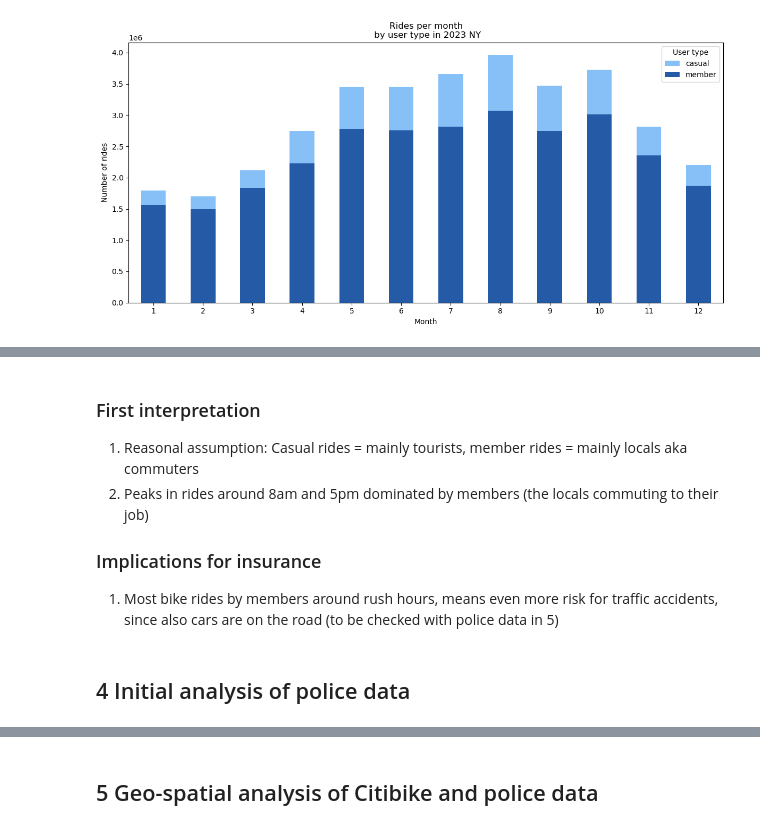
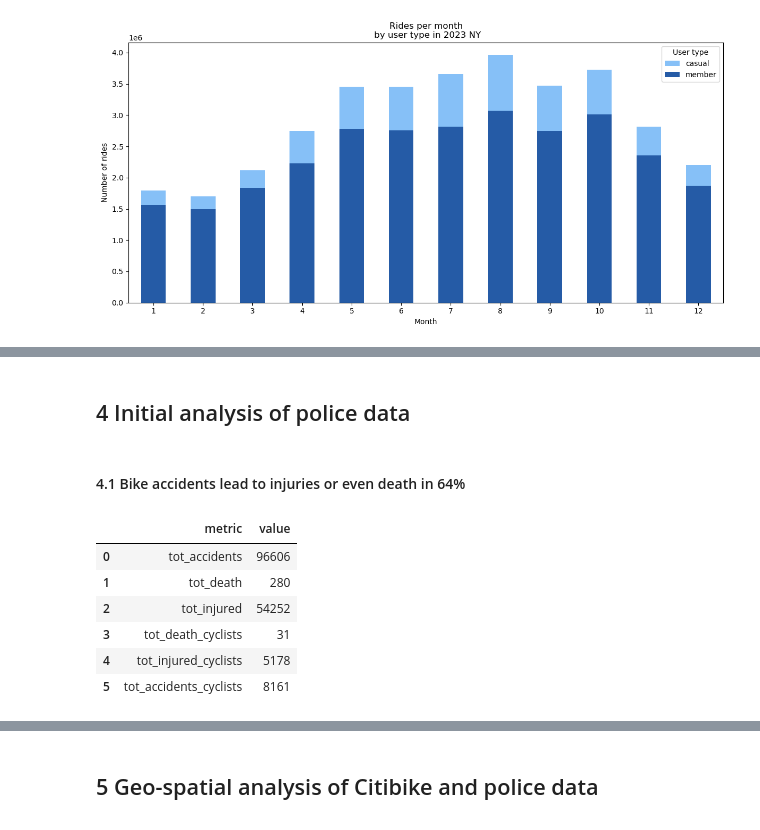
Before and after one commit to dalita-danyali/data-science-challenge-citibike, a Jupyter notebook: 1_notebooks/1_analysis.ipynb, the cells around one changed output, grey strips where cells are left out. Cells and saved outputs as stored; diff of their text form; code cells hidden in the pictures.

```diff
--- a/1_notebooks/1_analysis.ipynb
+++ b/1_notebooks/1_analysis.ipynb
@@ -188,7 +181,0 @@ plt.show()
-# %% [markdown]
-### First interpretation
-1. Reasonal assumption: Casual rides = mainly tourists, member rides = mainly locals aka commuters
-2. Peaks in rides around 8am and 5pm dominated by members (the locals commuting to their job)
-
-### Implications for insurance
-1. Most bike rides by members around rush hours, means even more risk for traffic accidents, since also cars are on the road (to be checked with police data in 5)
@@ -195,2 +190,39 @@ plt.show()
 # %% [markdown]
 ## 4 Initial analysis of police data
+# %% [markdown]
+#### 4.1 Bike accidents lead to injuries or even death in 64%
+# %%
+# Total number of accidents
+tot_accidents = len(df_p)
+# Total number of people killed in accidents
+tot_death = sum(df_p["NUMBER OF PERSONS KILLED"])
+# Total number of people injured in accidents
+tot_injured = sum(df_p["NUMBER OF PERSONS INJURED"])
+# Total number of cyclists killed
+tot_death_cyclists = sum(df_p["NUMBER OF CYCLIST KILLED"])
+# Total number of cyclists injured
+tot_injured_cyclists = sum(df_p["NUMBER OF CYCLIST INJURED"])
+# Total number of accidents with cyclists involved (including killed or injured) in accident
+tot_accidents_cyclists = df_p["BICYCLE INVOLVED"].sum()
+
+# Initiate dataframe to store all total values for analysis report
+df_analysis_tot_p = pd.DataFrame({
+    "metric": [
+        "tot_accidents",
+        "tot_death",
+        "tot_injured",
+        "tot_death_cyclists",
+        "tot_injured_cyclists",
+        "tot_accidents_cyclists"
+    ],
+    "value": [
+        tot_accidents,
+        tot_death,
+        tot_injured,
+        tot_death_cyclists,
+        tot_injured_cyclists,
+        tot_accidents_cyclists
+    ]
+})
+
+df_analysis_tot_p = df_analysis_tot_p.astype({"value": "Int64"})
@@ -196,0 +254,10 @@ plt.show()
+# %%
+df_analysis_tot_p
+# %% [output]
+|  | metric | value |
+| 0 | tot_accidents | 96606 |
+| 1 | tot_death | 280 |
+| 2 | tot_injured | 54252 |
+| 3 | tot_death_cyclists | 31 |
+| 4 | tot_injured_cyclists | 5178 |
+| 5 | tot_accidents_cyclists | 8161 |
```
Also changed, not shown: parts of 30 cells of this notebook, 3 other files.
